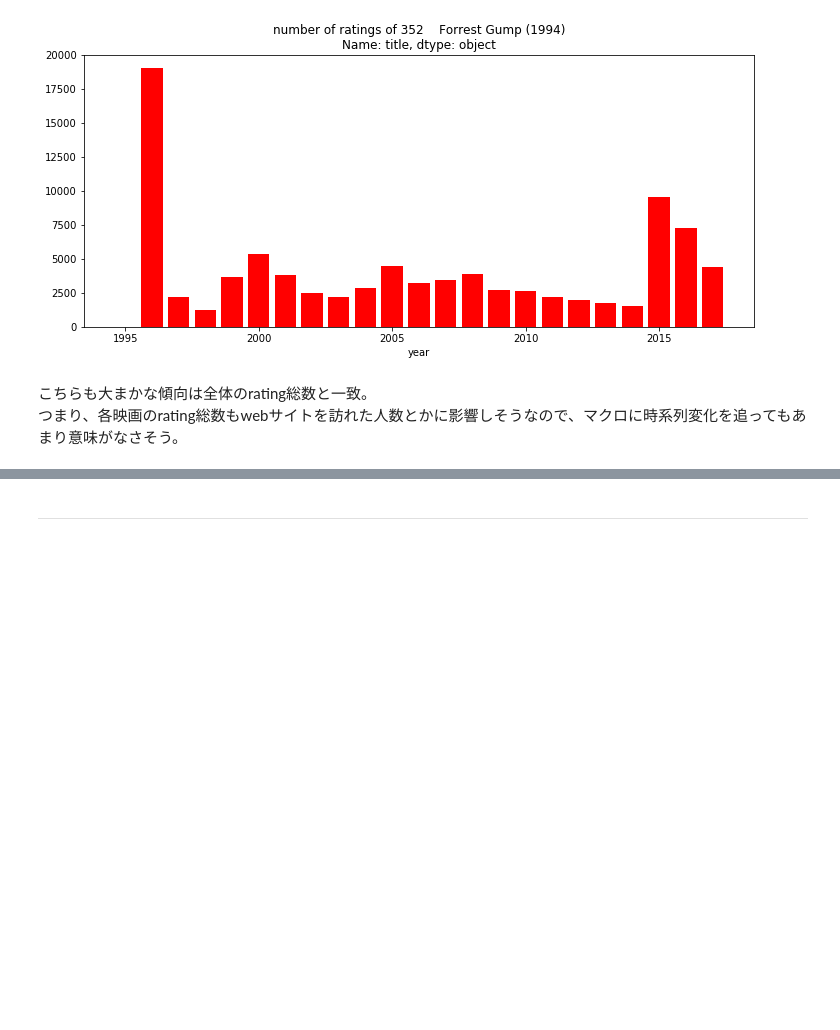
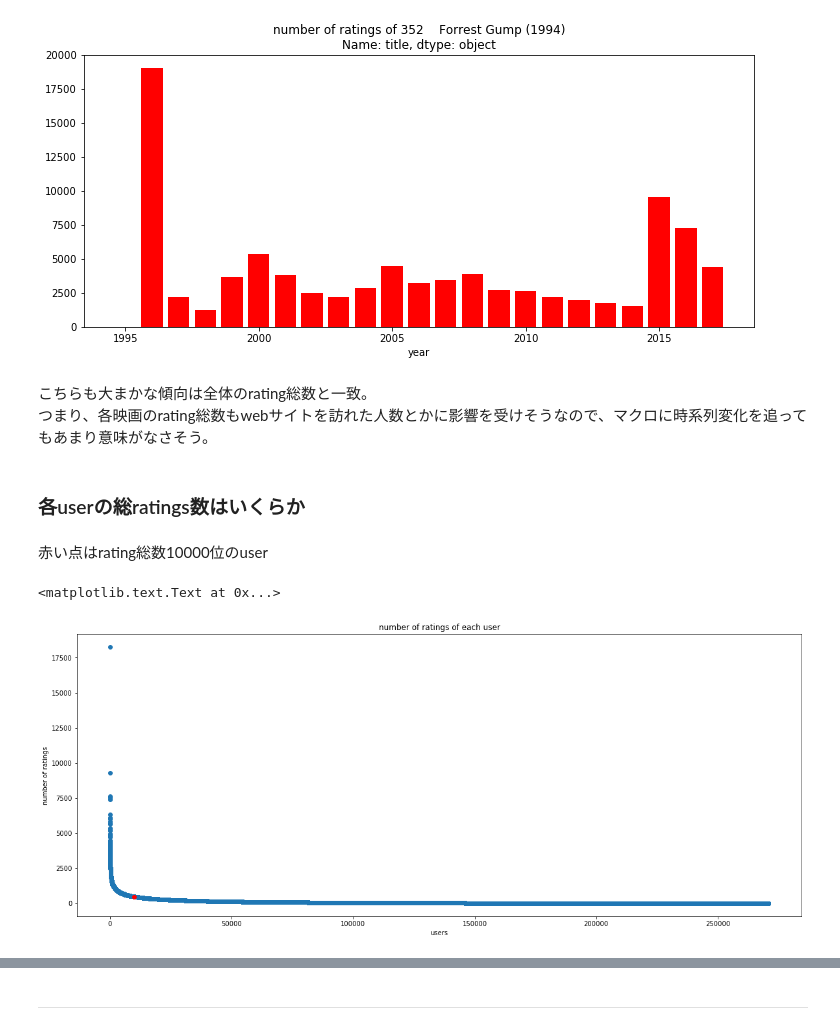
Before and after one commit to gci-team4/movie_yoshida, a Jupyter notebook: MovieLens.ipynb, the cells around one changed output, grey strips where cells are left out. Cells and saved outputs as stored; diff of their text form; code cells hidden in the pictures; blank space fills up the shorter version.

```diff
--- a/MovieLens.ipynb
+++ b/MovieLens.ipynb
@@ -651,4 +663,21 @@ plt.title('number of ratings of %s' %movies[movies.movieId==n].title)
 [figure]
 # %% [markdown]
 こちらも大まかな傾向は全体のrating総数と一致。
-つまり、各映画のrating総数もwebサイトを訪れた人数とかに影響しそうなので、マクロに時系列変化を追ってもあまり意味がなさそう。
+つまり、各映画のrating総数もwebサイトを訪れた人数とかに影響を受けそうなので、マクロに時系列変化を追ってもあまり意味がなさそう。
+# %% [markdown]
+### 各userの総ratings数はいくらか
+# %% [markdown]
+赤い点はrating総数10000位のuser
+# %%
+figsize(20, 8)
+
+user_ratings = np.array(ratings.groupby(['userId']).size().sort_values(ascending=False))
+user_num = np.array(range(1, len(user_ratings)+1))
+plt.scatter(user_num, user_ratings)
+plt.scatter(10000, user_ratings[9999], color='r')
+plt.xlabel('users')
+plt.ylabel('number of ratings')
+plt.title('number of ratings of each user')
+# %% [output]
+<matplotlib.text.Text at 0x...>
+[figure, added]
```
Also changed, not shown: parts of 20 cells of this notebook.
